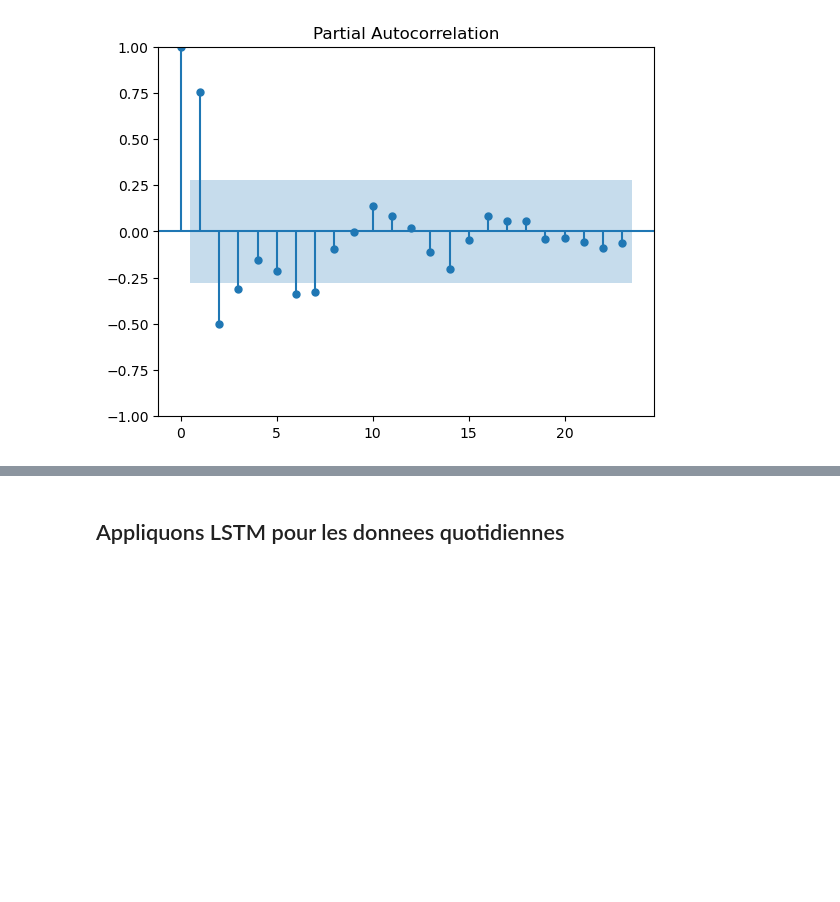
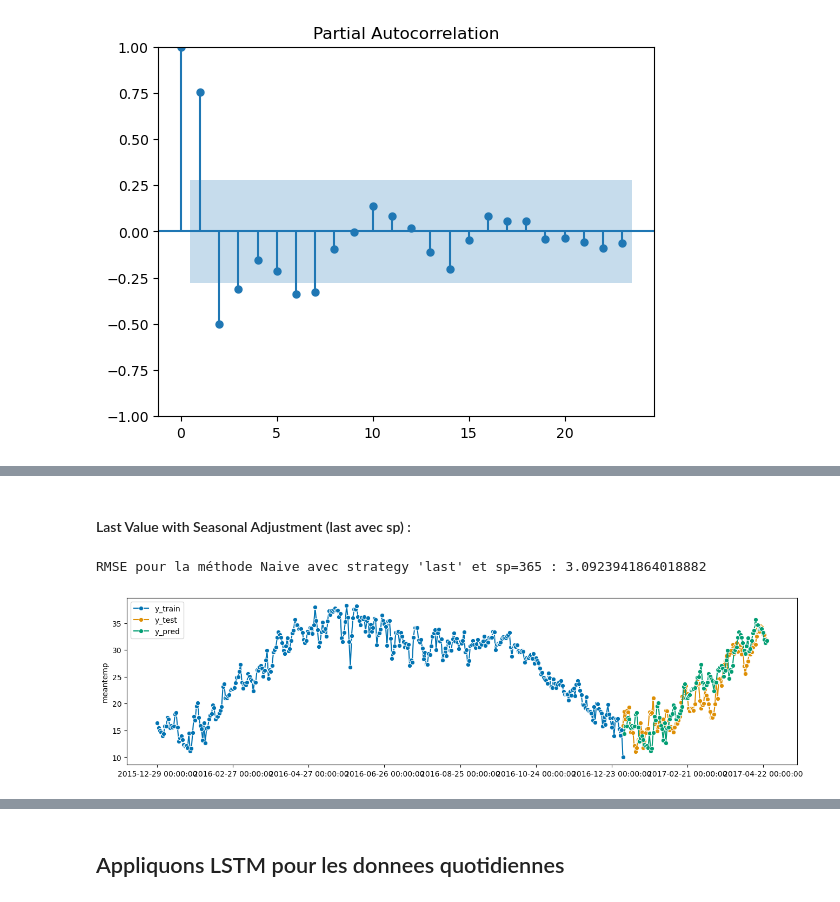
Before and after one commit to Amell-A/TimesSeriesProjet, a Jupyter notebook: TimeSeries.ipynb, the cells around one changed output, grey strips where cells are left out. Drawn from its saved outputs; the diff is of its cells as text; code cells hidden in the pictures; blank space fills up the shorter version.

```diff
--- a/TimeSeries.ipynb
+++ b/TimeSeries.ipynb
@@ -351,0 +403,23 @@ plt.show()
+# %% [markdown]
+#### Last Value with Seasonal Adjustment (last avec sp) :
+# %%
+# La prédiction se fait sur l'horizon suivant
+# Spécifie la fréquence pour les données d'entraînement et de test
+df_train.index.freq = 'D'
+df_test.index.freq = 'D'
+
+fh = np.arange(1, len(df_test) + 1)
+# Pour limiter le nombre de points, on ne prend que les 370 derniers
+y_train = df_train["meantemp"][-370:]
+
+forecaster = NaiveForecaster(strategy='last', sp=365)
+forecaster.fit(y_train)
+y_pred = forecaster.predict(fh)
+plot_series(y_train, df_test["meantemp"], y_pred, labels=["y_train", "y_test", "y_pred"])
+smape_loss(y_pred, df_test["meantemp"])
+
+rmse = np.sqrt(mean_squared_error(df_test["meantemp"], y_pred))
+print("RMSE pour la méthode Naive avec strategy 'last' et sp=365 :",rmse)
+# %% [output]
+RMSE pour la méthode Naive avec strategy 'last' et sp=365 : 3.0923941864018882
+[figure, added]
```
Also changed, not shown: parts of 48 cells of this notebook.
